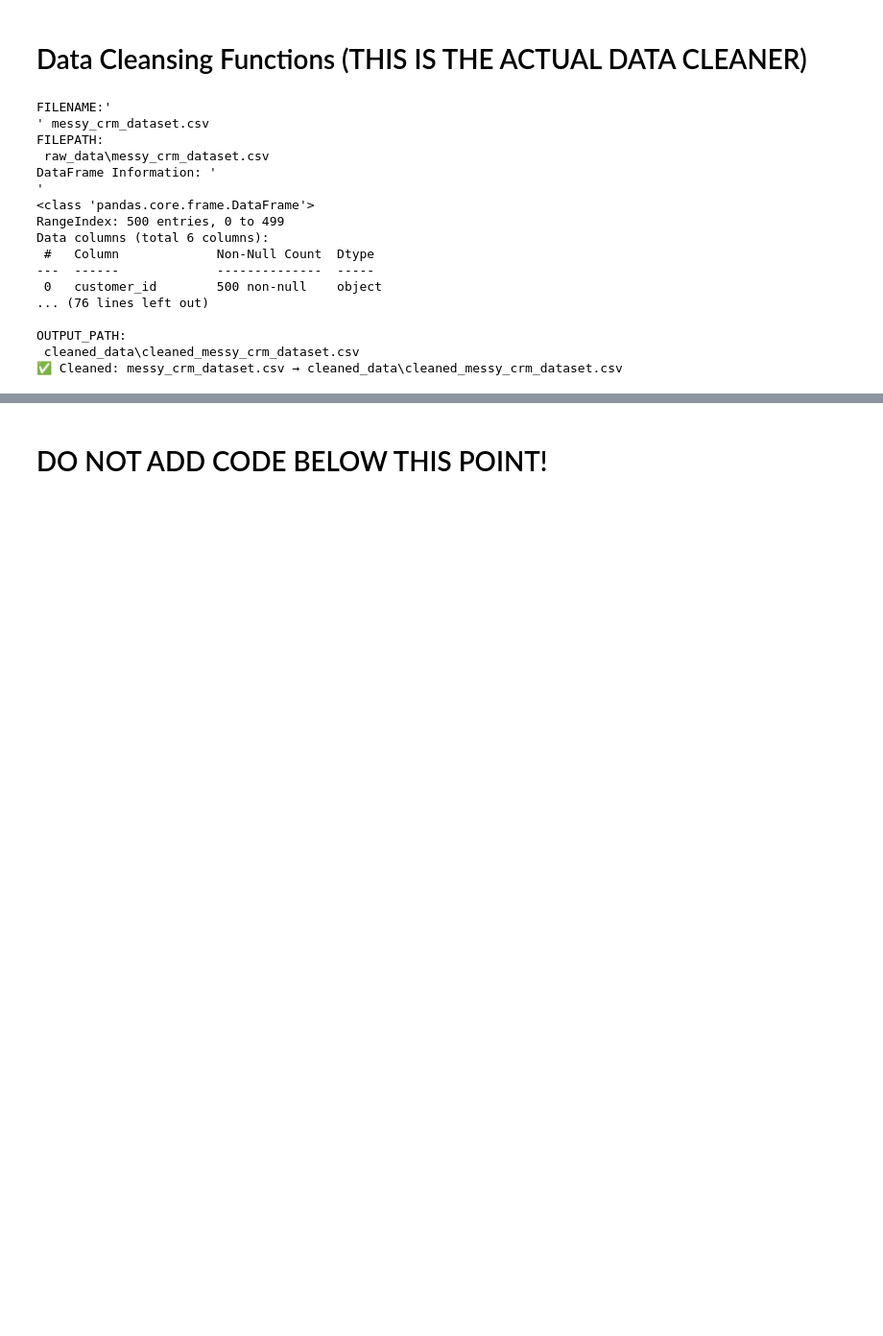
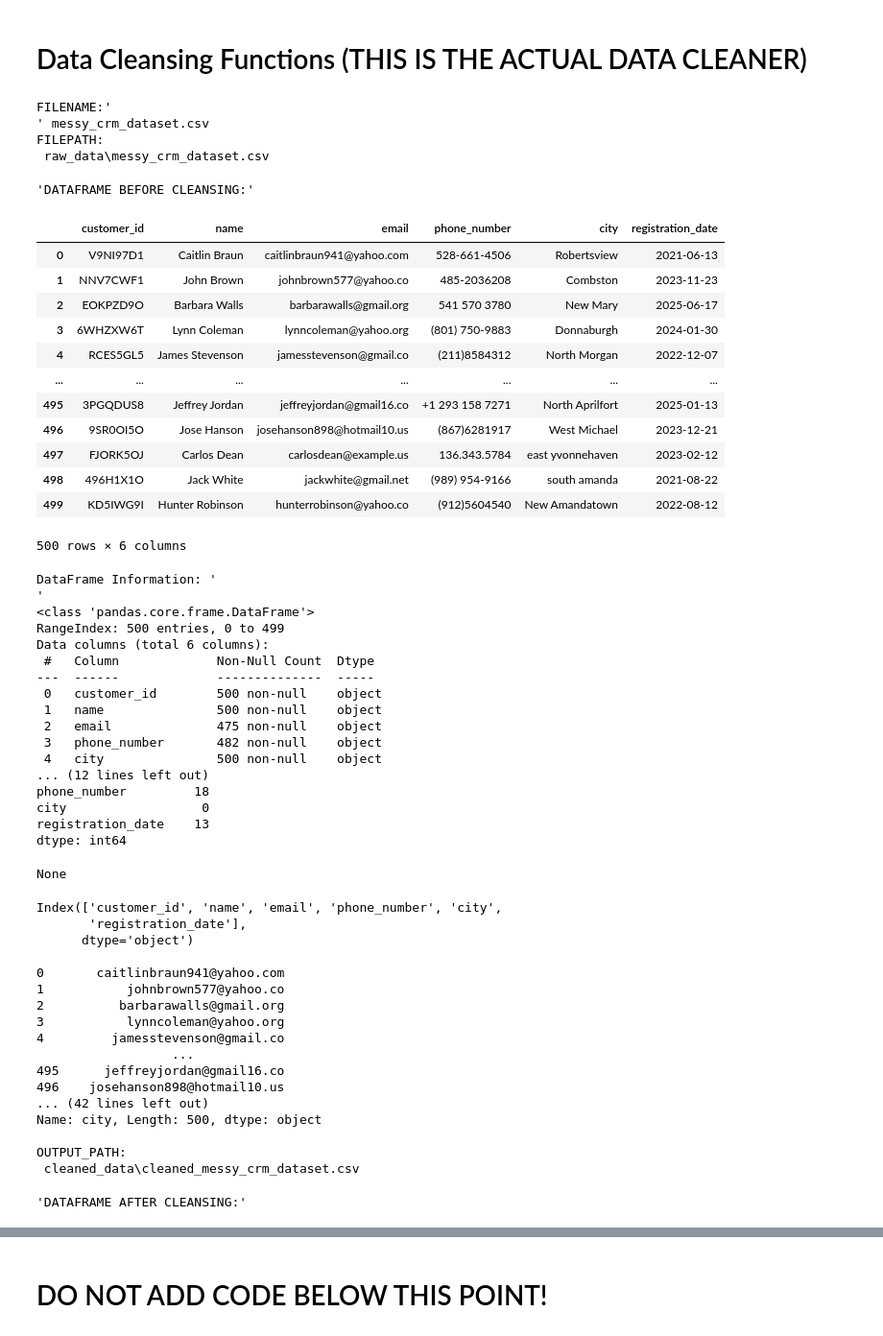
Before and after one commit to colinrodney/data_cleanser, a Jupyter notebook: automated_data_cleaner/AUTOMATED_DATA_CLEANSING.ipynb, the cells around one changed output, grey strips where cells are left out. Shown at 96% size. Cells and saved outputs as stored; diff of their text form; code cells hidden in the pictures; blank space fills up the shorter version.

Commit message:
Imported display module from IPython.display to make use of display() function to properly render dataset sample for before/ after portfolio screenshots

```diff
--- a/automated_data_cleaner/AUTOMATED_DATA_CLEANSING.ipynb
+++ b/automated_data_cleaner/AUTOMATED_DATA_CLEANSING.ipynb
@@ -386,6 +387,10 @@ for filename in os.listdir(input_folder):
             df = pd.read_csv(file_path)
             df_2 = df.copy()
 
+            # print("DATAFRAME BEFORE CLEANSING: '\n'")
+            display(f"DATAFRAME BEFORE CLEANSING:", df_2)
+
+            # GET INITIAL SUMMARY OF DATAFRAME
             summarize_data()
 
             # # show_dirty_data()
@@ -399,43 +404,82 @@ for filename in os.listdir(input_folder):
             print(df_2["email"], "\n")
 
             df_2 = standardize_names(df_2)
             print(df_2["name"], "\n")
 
             df_2 = fill_missing_values(df_2)
             # print(df_2["phone_number"], "\n")
 
             df_2 = standardize_phone_numbers(df_2)
             print(df_2["phone_number"], "\n")
 
             DF_2 = standardize_city_names(df_2)
             print(df_2["city"], "\n")
 
             output_path = os.path.join(output_folder, f"cleaned_{filename}")
             print("OUTPUT_PATH: " '\n', output_path)
             df_2.to_csv(output_path, index=False)
 
+            display(f"DATAFRAME AFTER CLEANSING:", df_2)
+
             print(f"✅ Cleaned: {filename} → {output_path}")
 
         except Exception as e:
             print(f"❌ Failed to process {filename}: {e}")
 
 # CALL FUNCTION
 # clean_data()
 # %% [output]
 FILENAME:'
 ' messy_crm_dataset.csv
 FILEPATH:
  raw_data\messy_crm_dataset.csv
-DataFrame Information: '
-'
-<class 'pandas.core.frame.DataFrame'>
-RangeIndex: 500 entries, 0 to 499
-Data columns (total 6 columns):
- #   Column             Non-Null Count  Dtype
----  ------             --------------  -----
- 0   customer_id        500 non-null    object
-... (76 lines left out)
-
-OUTPUT_PATH:
- cleaned_data\cleaned_messy_crm_dataset.csv
-✅ Cleaned: messy_crm_dataset.csv → cleaned_data\cleaned_messy_crm_dataset.csv
+'DATAFRAME BEFORE CLEANSING:'
+|  | customer_id | name | email | phone_number | city | registration_date |
+| 0 | V9NI97D1 | Caitlin Braun | caitlinbraun941@yahoo.com | 528-661-4506 | Robertsview | 2021-06-13 |
+| 1 | NNV7CWF1 | John Brown | johnbrown577@yahoo.co | 485-2036208 | Combston | 2023-11-23 |
+| 2 | EOKPZD9O | Barbara Walls | barbarawalls@gmail.org | 541 570 3780 | New Mary | 2025-06-17 |
+| 3 | 6WHZXW6T | Lynn Coleman | lynncoleman@yahoo.org | (801) 750-9883 | Donnaburgh | 2024-01-30 |
+| 4 | RCES5GL5 | James Stevenson | jamesstevenson@gmail.co | (211)8584312 | North Morgan | 2022-12-07 |
+| ... | ... | ... | ... | ... | ... | ... |
+| 495 | 3PGQDUS8 | Jeffrey Jordan | jeffreyjordan@gmail16.co | +1 293 158 7271 | North Aprilfort | 2025-01-13 |
+| 496 | 9SR0OI5O | Jose Hanson | josehanson898@hotmail10.us | (867)6281917 | West Michael | 2023-12-21 |
+| 497 | FJORK5OJ | Carlos Dean | carlosdean@example.us | 136.343.5784 | east yvonnehaven | 2023-02-12 |
+| 498 | 496H1X1O | Jack White | jackwhite@gmail.net | (989) 954-9166 | south amanda | 2021-08-22 |
+| 499 | KD5IWG9I | Hunter Robinson | hunterrobinson@yahoo.co | (912)5604540 | New Amandatown | 2022-08-12 |
+500 rows × 6 columns
+DataFrame Information: '
+'
+<class 'pandas.core.frame.DataFrame'>
+RangeIndex: 500 entries, 0 to 499
+Data columns (total 6 columns):
+ #   Column             Non-Null Count  Dtype
+---  ------             --------------  -----
+ 0   customer_id        500 non-null    object
+ 1   name               500 non-null    object
+ 2   email              475 non-null    object
+ 3   phone_number       482 non-null    object
+ 4   city               500 non-null    object
+... (12 lines left out)
+phone_number         18
+city                  0
+registration_date    13
+dtype: int64
+None
+Index(['customer_id', 'name', 'email', 'phone_number', 'city',
+       'registration_date'],
+      dtype='object')
+
+0       caitlinbraun941@yahoo.com
+1           johnbrown577@yahoo.co
+2          barbarawalls@gmail.org
+3           lynncoleman@yahoo.org
+4         jamesstevenson@gmail.co
+                  ...
+495      jeffreyjordan@gmail16.co
+496    josehanson898@hotmail10.us
+... (42 lines left out)
+Name: city, Length: 500, dtype: object
+
+OUTPUT_PATH:
+ cleaned_data\cleaned_messy_crm_dataset.csv
+'DATAFRAME AFTER CLEANSING:'
```
Also changed, not shown: parts of 2 cells of this notebook.
